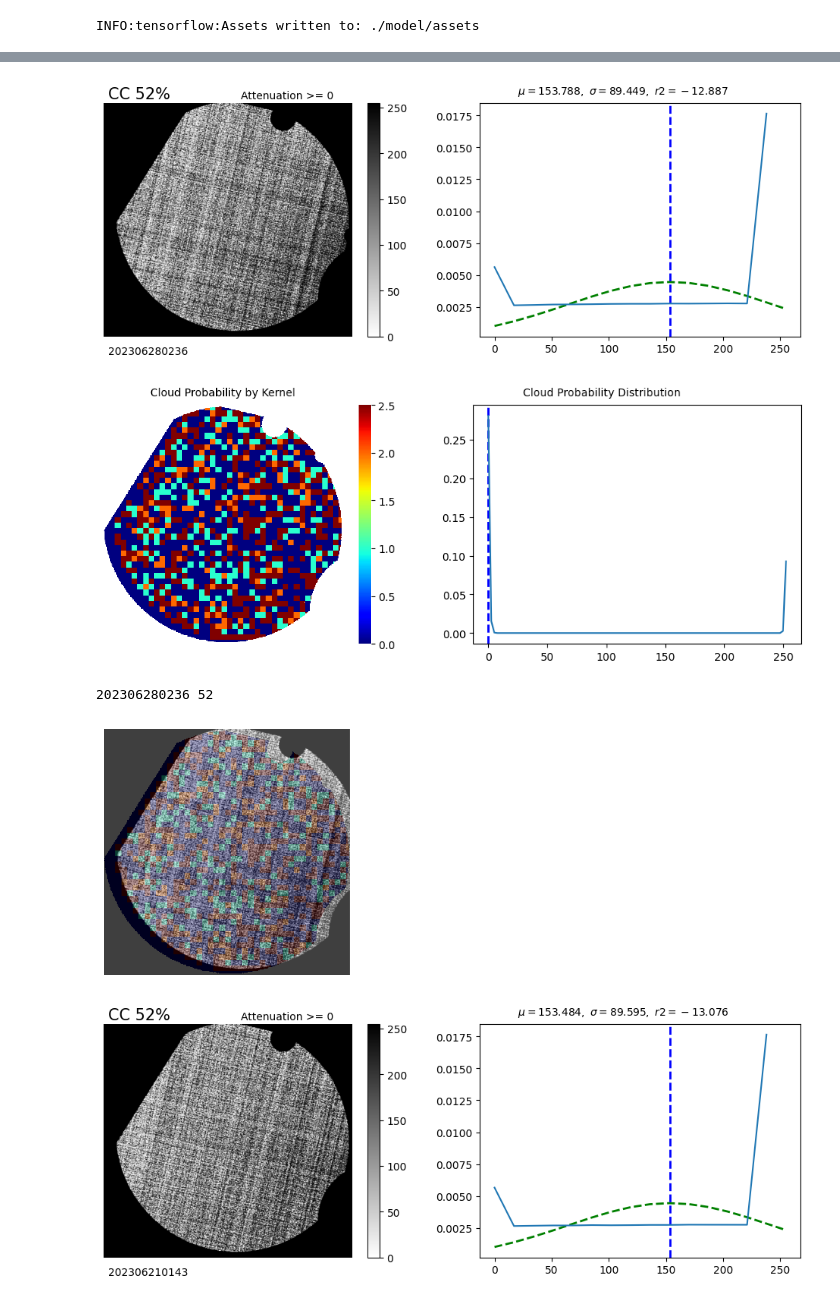
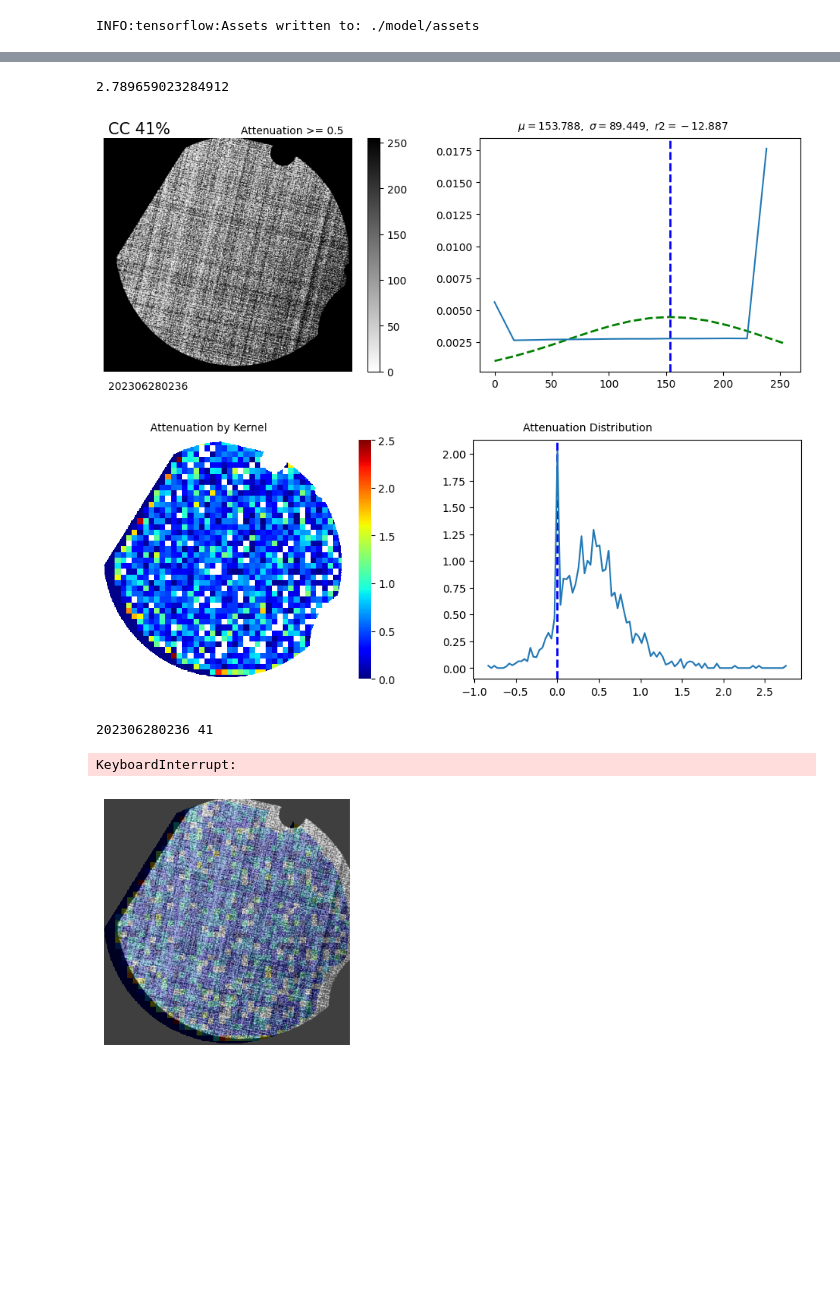
Before and after one commit to ijustdontgitit/asiva_clouds, a Jupyter notebook: Skyprobe_Heatmap.ipynb, the cells around one changed output, grey strips where cells are left out. Saved outputs shown, nothing was run; the diff lists cells and outputs as text; code cells hidden in the pictures; blank space fills up the shorter version.

```diff
--- a/Skyprobe_Heatmap.ipynb
+++ b/Skyprobe_Heatmap.ipynb
@@ -191,7 +211,6 @@ for file in glob.glob(folder + '/*.png'):
     filedate = file.split('/')[2].split('asiva')[1].split('.')[-2]
 
 #    print (filedate, filetime)
-
     im = Image.open(file)
 
     imc = im
@@ -234,8 +253,7 @@ for file in glob.glob(folder + '/*.png'):
                     else:
                         heatmap[k_y, k_x] = 0 # was -1
 
-
-    heat = np.uint8(heatmap)
+    heat = heatmap#np.uint8(heatmap)
 
 #calculate percentage cloud coverage. Iterate through image
 #and for a given threshold value set value above to 1 and values below to 0 then average the array
@@ -247,7 +265,7 @@ for file in glob.glob(folder + '/*.png'):
     data = []
     hdata = []
 
-    th = 0.2
+    th = 0.5
     cloud_count = 0
     total = 0
 
@@ -261,7 +279,7 @@ for file in glob.glob(folder + '/*.png'):
                     cloud_count = cloud_count + 1
     #            else:
     #                print (cloud_count, i,j,heatmap_filtered[i,j])
-
+    print(max(hdata))
     #stats
     mu = np.average(data)
     sigma = np.std(data)
@@ -326,14 +344,14 @@ for file in glob.glob(folder + '/*.png'):
     fig2 = plt.figure(figsize=(12, 4))
 
     ax2 = fig2.add_subplot(121)
-    ax2.text(100,-20, 'Cloud Probability by Kernel')
+    ax2.text(100,-20, 'Attenuation by Kernel')
 
     hm = sns.heatmap(heat, cmap=cmap, vmin=0.0, vmax=2.5, cbar=True, annot=False, square=True, mask=maskdata>0.0, alpha=1.0)
 
     plt.axis('off')
     ax3 = fig2.add_subplot(122)
     ax3.axvline(int(th), color='b', linewidth=2, linestyle='--')
-    ax2.text(900,-20, 'Cloud Probability Distribution')
+    ax2.text(900,-20, 'Attenuation Distribution')
     ax3.plot(bins[0:100:1], histogram)
 
     #save probability values
@@ -341,34 +359,35 @@ for file in glob.glob(folder + '/*.png'):
     for item in hdata:
         f.write(str(item) + "\n")
     f.close()
 
     plt.show()
 
     fig2.savefig('./img' + filedate + '_1.png')
 
     #imw = Image.open('./img/' + filedate + '_d.png')
 
     fig3 = plt.figure(figsize=(12, 4))
 
     fx1 = fig3.add_subplot(121)
     ia = fx1.imshow(im, cmap='gray_r')
     hm = sns.heatmap(heat, cmap=cmap, vmin=0.0, vmax=2.5, cbar=False, annot=False, square=True, mask=maskdata>0.0, alpha=0.25)
 
     fx1.axis('off')
 
 
     fx2 = fig3.add_subplot(122)
     fx2.axis('off')
     #fx2.imshow(imw)
 
     plt.axis('off')
 
     fig3.savefig('./img/' + filedate + '_3.png')
 
     print (filedate, int(cloud_count / total * 100))
 # %% [output]
+2.789659023284912
 [figure]
-[figure, old version]
+[figure, new version]
-202306280236 52
+202306280236 41
+KeyboardInterrupt:
-[figure, old version]
+[figure, new version]
-[figure, removed]
```
Also changed, not shown: parts of 11 cells of this notebook, 1 other file.
